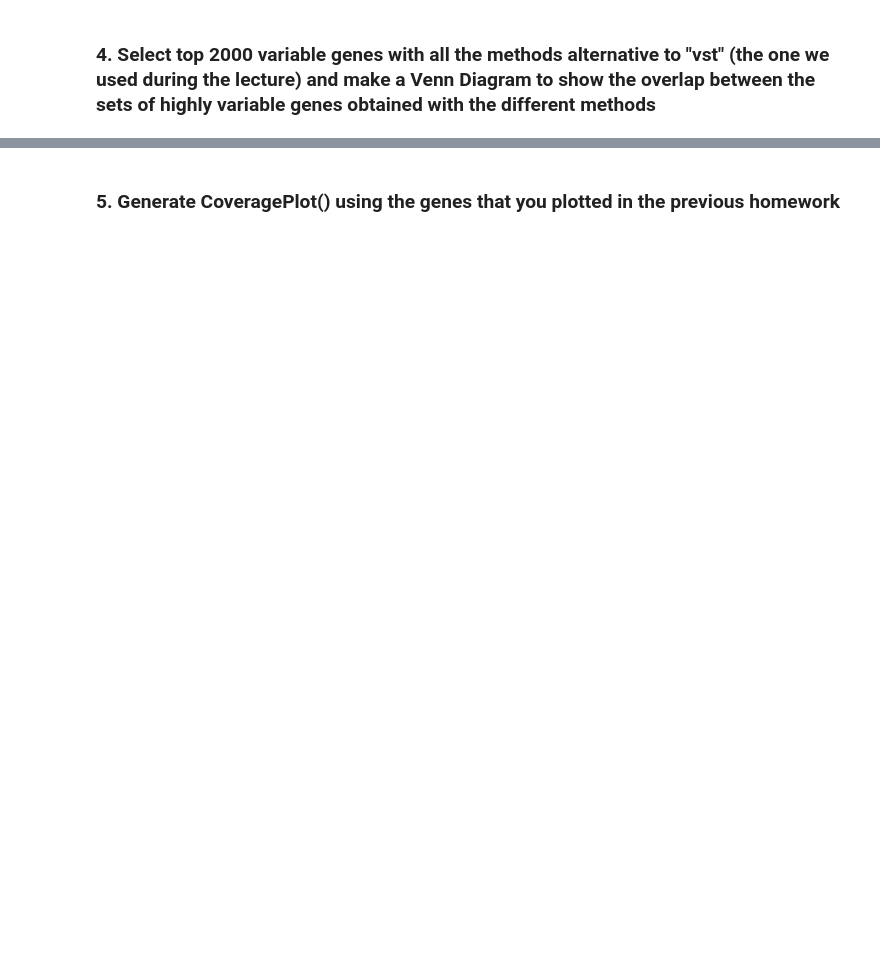
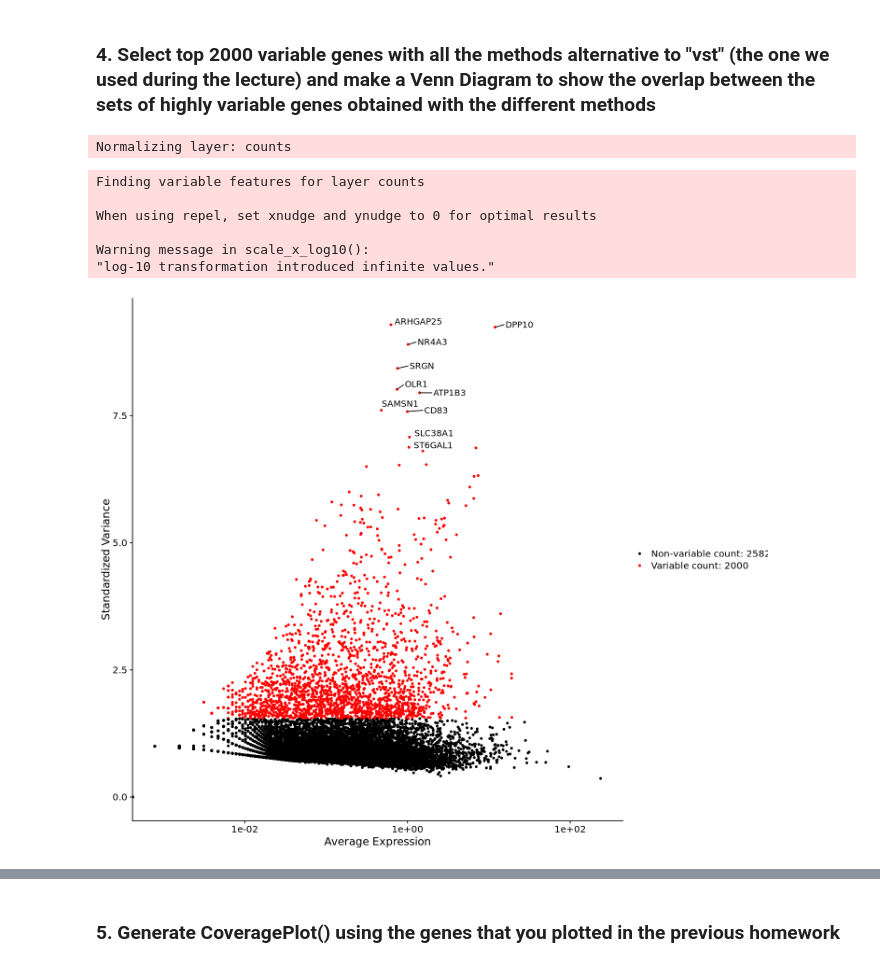
Before and after one commit to Elizabeth-mqz-gmz/scMultiomicsCourse, a Jupyter notebook: workflow/scripts/homework_2_ElizabethMarquezGomez.ipynb, the cells around one changed output, grey strips where cells are left out. Drawn from its saved outputs; the diff is of its cells as text; code cells hidden in the pictures; blank space fills up the shorter version.

```diff
--- a/workflow/scripts/homework_2_ElizabethMarquezGomez.ipynb
+++ b/workflow/scripts/homework_2_ElizabethMarquezGomez.ipynb
@@ -436,2 +472,29 @@ Description:
 # %% [markdown]
 ### 4. Select top 2000 variable genes with all the methods alternative to "vst" (the one we used during the lecture) and make a Venn Diagram to show the overlap between the sets of highly variable genes obtained with the different methods
+# %%
+## Normalize feature expression measurements to make genes comparable
+# Default scale factor -> 10,000
+DefaultAssay(mObj_filtered) <- "RNA"
+# Normalize RNA assay
+mObj_filtered <- NormalizeData(mObj_filtered, normalization.method = "LogNormalize", scale.factor = 10000)
+# %% [output]
+Normalizing layer: counts
+# %%
+## Performing feature selection of top 2000 variable genes using "vst"
+vst_filt <- FindVariableFeatures(mObj_filtered, selection.method = "vst", nfeatures = 2000)
+
+## Identify the 10 most highly variable genes
+top10 <- head(VariableFeatures(vst_filt), 10)
+
+## Plot variable features
+plot <- VariableFeaturePlot(vst_filt)
+plot <- LabelPoints(plot = plot, points = top10, repel = TRUE)
+plot
+# %% [output]
+Finding variable features for layer counts
+
+When using repel, set xnudge and ynudge to 0 for optimal results
+
+Warning message in scale_x_log10():
+"log-10 transformation introduced infinite values."
+[figure, added]
```
Also changed, not shown: parts of 28 cells of this notebook, 3 other files.
